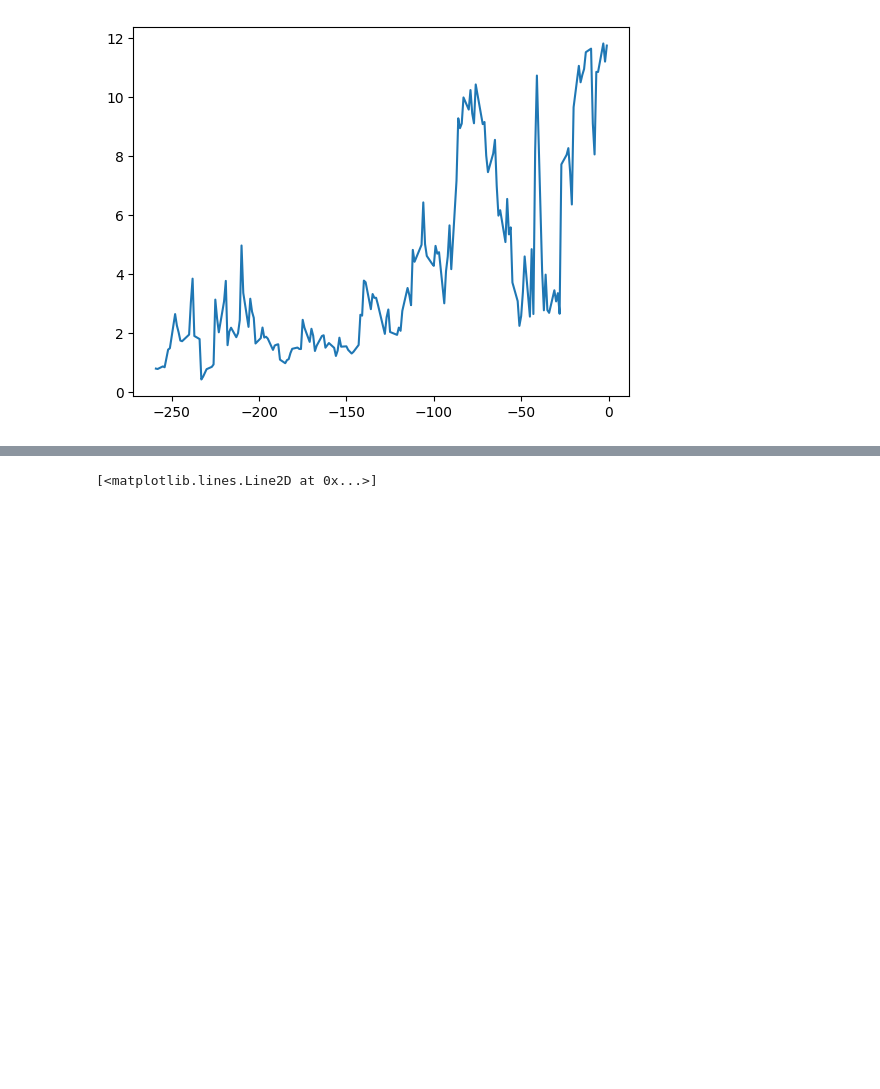
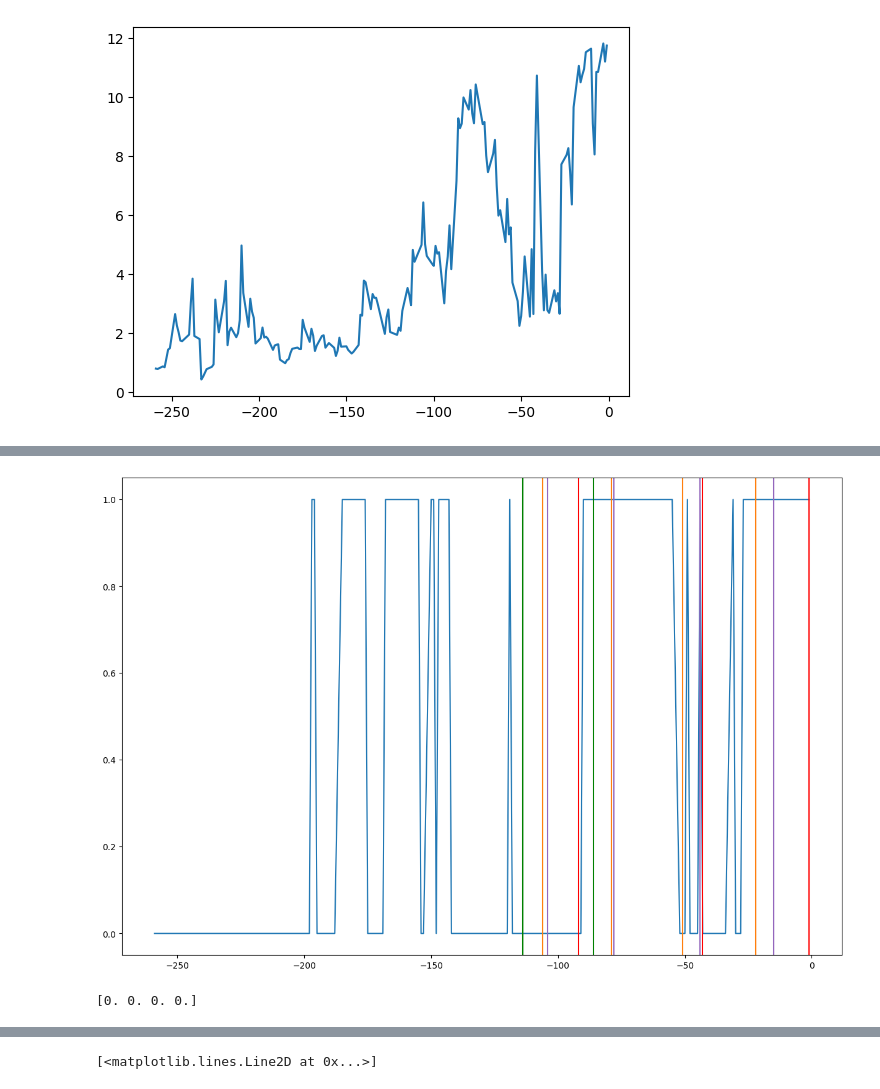
Before and after one commit to Sharkyboy51/CME_FedWatch_Research, a Jupyter notebook: part1_exploration.ipynb, the cells around one changed output, grey strips where cells are left out. Cells and saved outputs as stored; diff of their text form; code cells hidden in the pictures; blank space fills up the shorter version.

```diff
--- a/part1_exploration.ipynb
+++ b/part1_exploration.ipynb
@@ -306,0 +256,3 @@ plt.plot(df_full['days_until_meeting']*-1,df_full['row_kurtosis'])
+# %%
+df_full = pd.merge(df_full,events_df,how='left',left_on='Date',right_on='datatime')
+df_full.head()
@@ -306,0 +267,4 @@ plt.plot(df_full['days_until_meeting']*-1,df_full['row_kurtosis'])
+# %%
+df_full[events_df.columns[1:]] = df_full[events_df.columns[1:]].fillna(0)
+# %%
+df_full.drop('datatime',axis=1,inplace=True)
@@ -306,0 +287,20 @@ plt.plot(df_full['days_until_meeting']*-1,df_full['row_kurtosis'])
+# %%
+def plot_binary_events(df,event_name,color):
+
+    dates = (df['days_until_meeting']*-1).tolist()
+    binary_events = (df[event_name]).tolist()
+
+    # Plotting
+    for date, event in zip(dates, binary_events):
+        if event == 1:
+            plt.axvline(x=date, color=color, linestyle='-', label='Event')  # Red vertical line for event
+# %%
+import matplotlib.pyplot as plt
+plt.figure(figsize=(15, 10))
+plt.plot(df_full['days_until_meeting']*-1,df_full['is_correct'])
+plot_binary_events(df_full,"event_name_FOMC Meeting",'r')
+plot_binary_events(df_full,"event_name_Speech Jerom Powell",'green')
+plot_binary_events(df_full,"event_name_CPI",'#ff7f0e') #orange
+plot_binary_events(df_full,"event_name_Job Openings",'#9467bd') #purple
+# %% [output]
+[figure, added]
@@ -306,0 +338,10 @@ plt.plot(df_full['days_until_meeting']*-1,df_full['row_kurtosis'])
+# %%
+check = 'event_name_CPI'
+target = 'is_correct'
+result_df_1_1,event_indices = get_surrounding_rows(df_full, check, 1, 1)
+result_df_1_1_stripped = result_df_1_1[~result_df_1_1.index.isin(event_indices)]
+
+percentage_changes = calculate_percentage_change(result_df_1_1_stripped, target)
+print(percentage_changes)
+# %% [output]
+[0. 0. 0. 0.]
```
Also changed, not shown: parts of 14 cells of this notebook.
